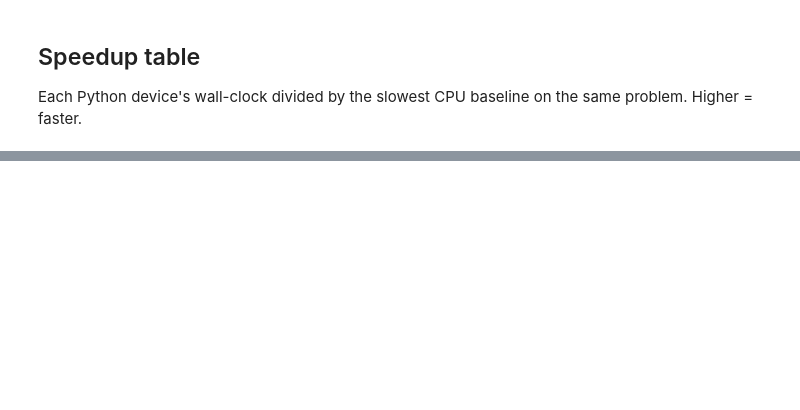
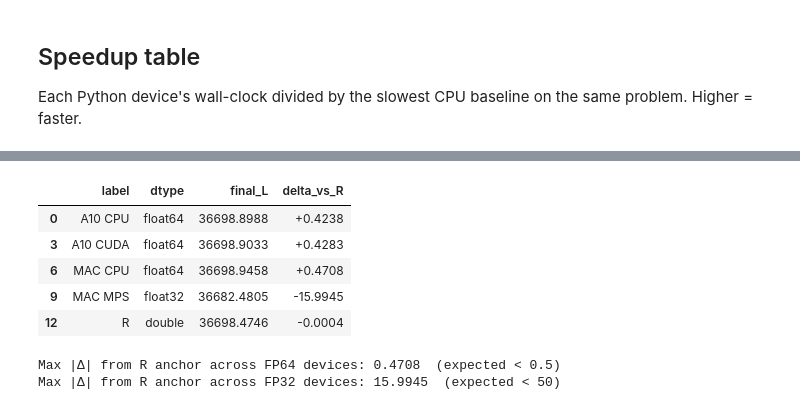
Before and after one commit to williamjsdavis/voila-gpytorch, a Jupyter notebook: notebooks/07_device_comparison.ipynb, the cells around one changed output, grey strips where cells are left out. Saved outputs shown, nothing was run; the diff lists cells and outputs as text; code cells hidden in the pictures; blank space fills up the shorter version.

```diff
--- a/notebooks/07_device_comparison.ipynb
+++ b/notebooks/07_device_comparison.ipynb
@@ -166,0 +140,30 @@ Expected: <0.5 across CPU + CUDA (FP64), <50 if MPS (FP32) is included.
+# %%
+R_ANCHOR = 36698.475   # quoted in voila/README.md execution log
+
+def _scalar_L(L):
+    # ou_small final_L is a scalar; lorenz returns a per-component list.
+    return float(L) if not isinstance(L, list) else float('nan')
+
+ou_small = df[df['problem'] == 'ou_small'].copy()
+if ou_small.empty:
+    print('No ou_small data yet.')
+else:
+    ou_small['final_L'] = ou_small['final_L'].apply(_scalar_L)
+    ou_small['delta_vs_R'] = ou_small['final_L'] - R_ANCHOR
+    parity = ou_small[['label', 'dtype', 'final_L', 'delta_vs_R']].sort_values('label')
+    display(parity.style.format({'final_L': '{:.4f}', 'delta_vs_R': '{:+.4f}'}))
+
+    fp64_mask = parity['dtype'].str.contains('64', na=False)
+    fp64_spread = float((parity.loc[fp64_mask, 'delta_vs_R']).abs().max()) if fp64_mask.any() else float('nan')
+    fp32_spread = float((parity.loc[~fp64_mask, 'delta_vs_R']).abs().max()) if (~fp64_mask).any() else float('nan')
+    print(f'\nMax |Δ| from R anchor across FP64 devices: {fp64_spread:.4f}  (expected < 0.5)')
+    print(f'Max |Δ| from R anchor across FP32 devices: {fp32_spread:.4f}  (expected < 50)')
+# %% [output]
+|  | label | dtype | final_L | delta_vs_R |
+| 0 | A10 CPU | float64 | 36698.8988 | +0.4238 |
+| 3 | A10 CUDA | float64 | 36698.9033 | +0.4283 |
+| 6 | MAC CPU | float64 | 36698.9458 | +0.4708 |
+| 9 | MAC MPS | float32 | 36682.4805 | -15.9945 |
+| 12 | R | double | 36698.4746 | -0.0004 |
+Max |Δ| from R anchor across FP64 devices: 0.4708  (expected < 0.5)
+Max |Δ| from R anchor across FP32 devices: 15.9945  (expected < 50)
```
Also changed, not shown: parts of 11 cells of this notebook, 4 other files.
